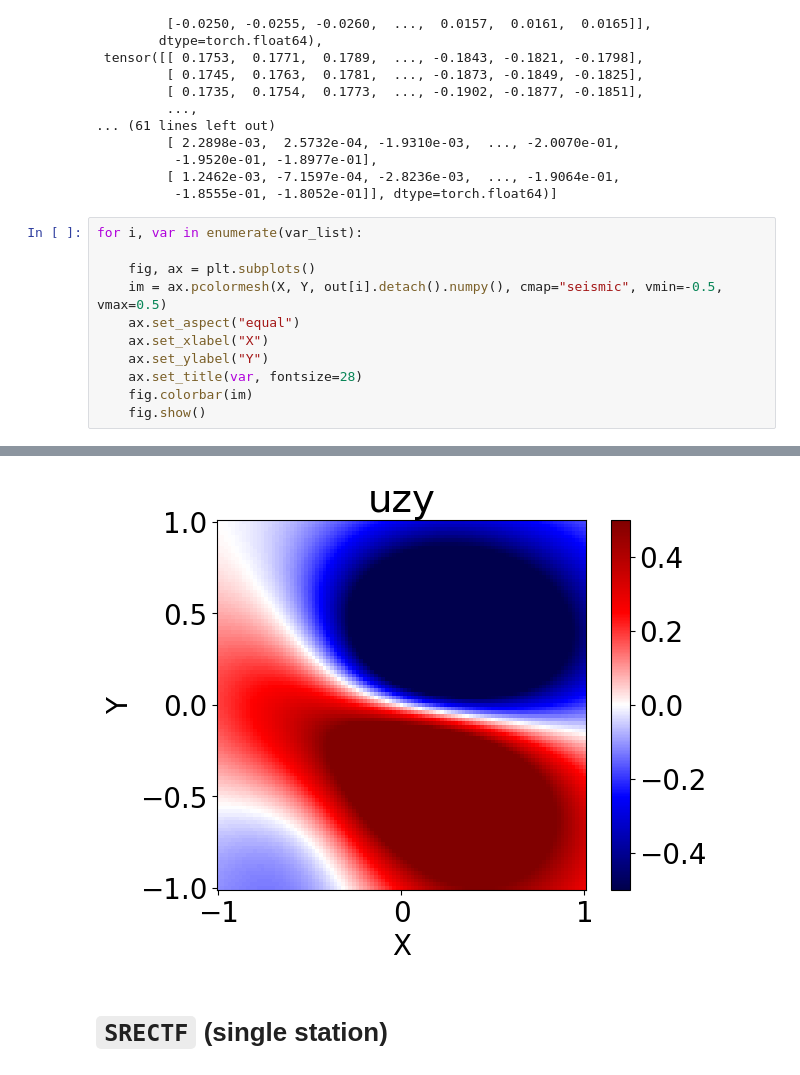
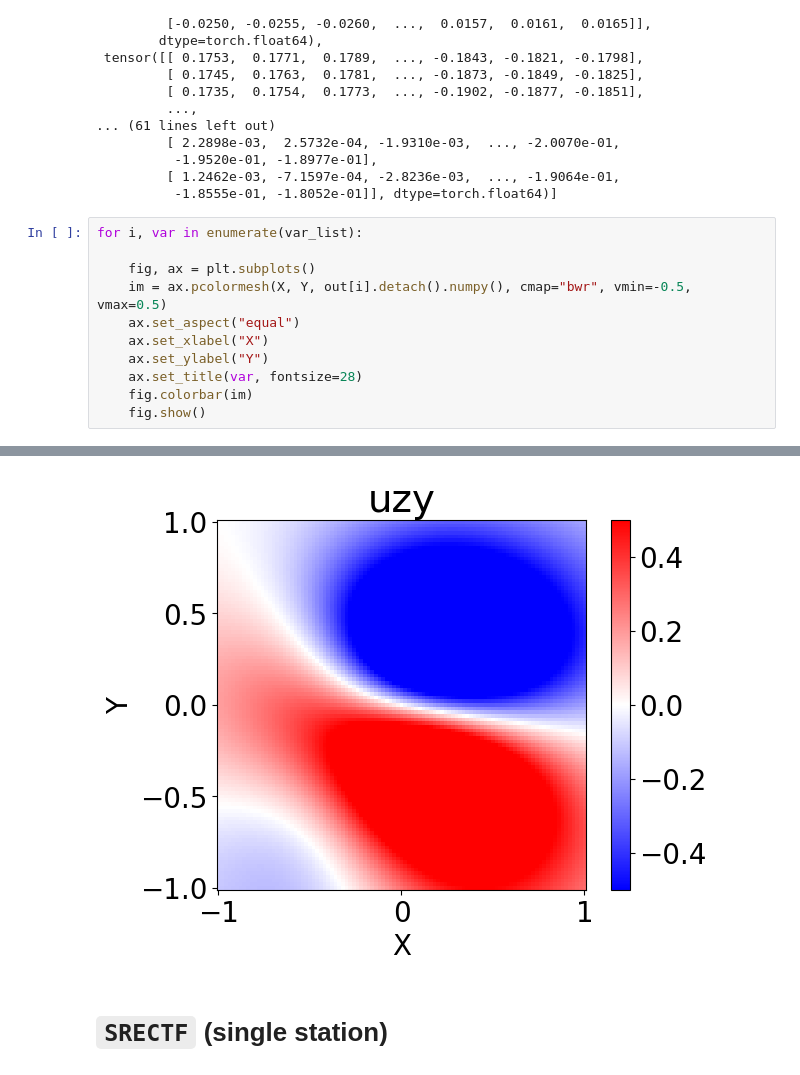
Before and after one commit to msomeya1/OkadaTorch, a Jupyter notebook: 1_SPOINT_SRECTF.ipynb, the cells around one changed output, grey strips where cells are left out. Saved outputs shown, nothing was run; the diff lists cells and outputs as text.

Commit message:
add rectangles, change cmaps

```diff
--- a/1_SPOINT_SRECTF.ipynb
+++ b/1_SPOINT_SRECTF.ipynb
@@ -75,7 +75,7 @@ out
 for i, var in enumerate(var_list):
 
     fig, ax = plt.subplots()
-    im = ax.pcolormesh(X, Y, out[i].detach().numpy(), cmap="seismic", vmin=-0.5, vmax=0.5)
+    im = ax.pcolormesh(X, Y, out[i].detach().numpy(), cmap="bwr", vmin=-0.5, vmax=0.5)
     ax.set_aspect("equal")
     ax.set_xlabel("X")
     ax.set_ylabel("Y")
@@ -94,4 +94,4 @@ for i, var in enumerate(var_list):
-[figure, old version]
+[figure, new version]
 # %% [markdown]
 # `SRECTF` (single station)
 # %%
```
Also changed, not shown: parts of 2 cells of this notebook, 6 other files.
